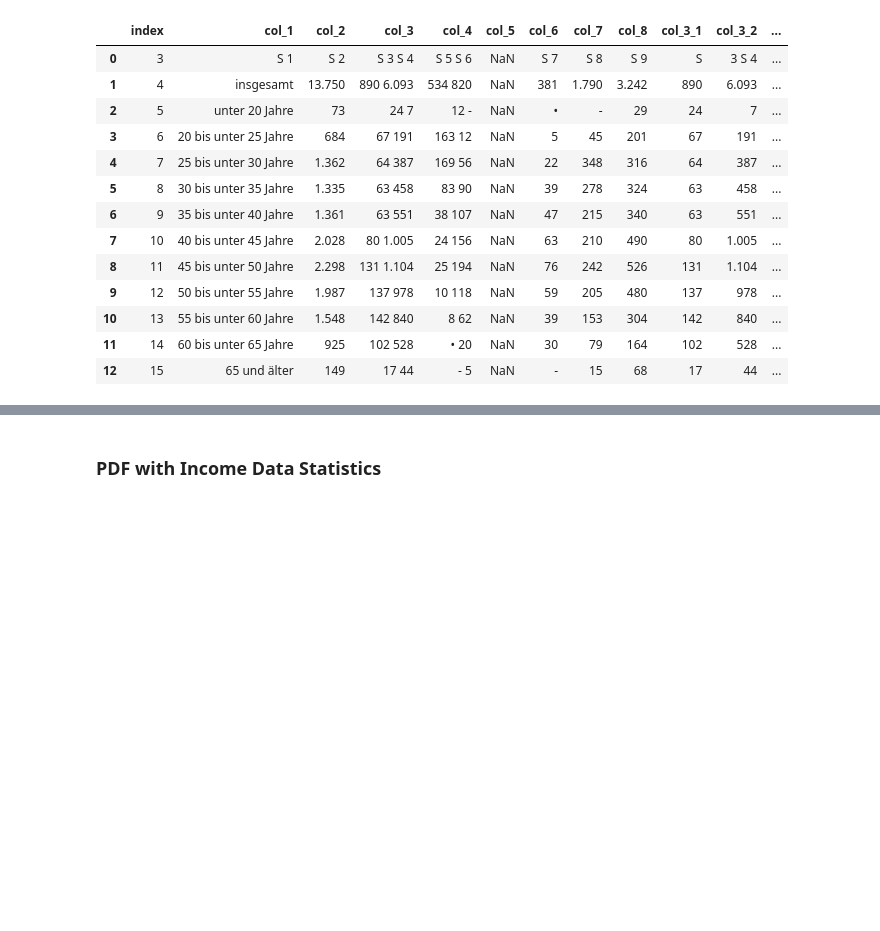
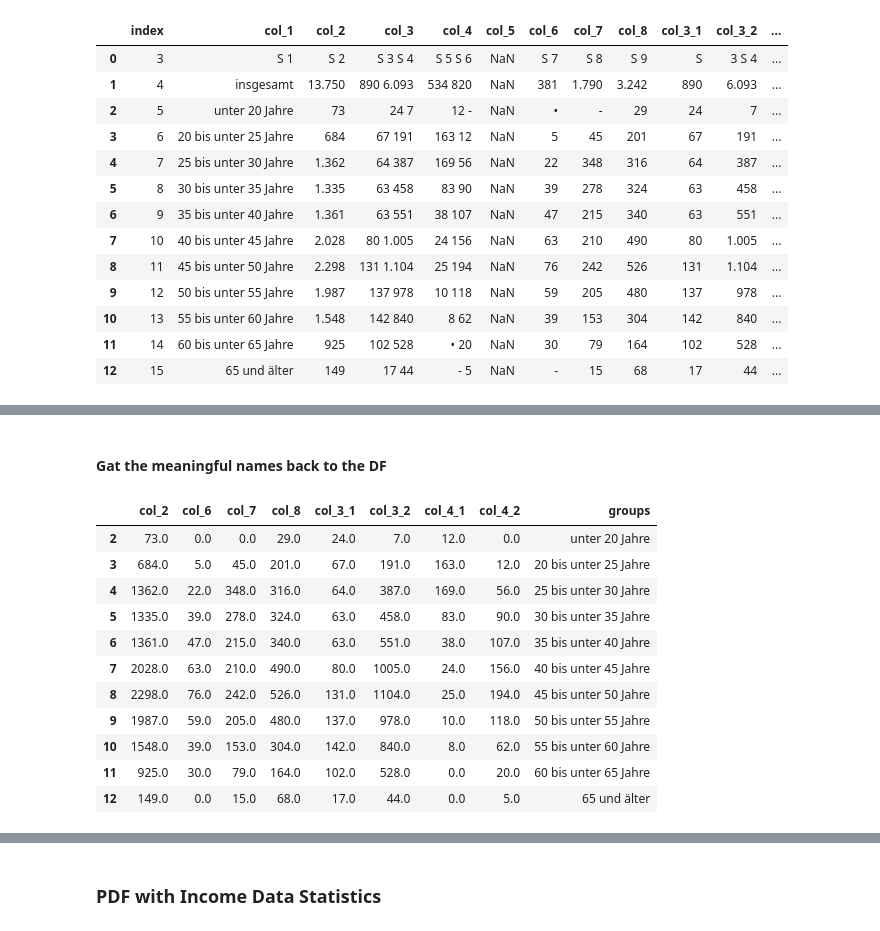
Before and after one commit to vdmitriyev/data-analysis-notebooks, a Jupyter notebook: data-in-pdf-tables/pdf-tables-converter-and-analysis.ipynb, the cells around one changed output, grey strips where cells are left out. Saved outputs shown, nothing was run; the diff lists cells and outputs as text; code cells hidden in the pictures; blank space fills up the shorter version.

```diff
--- a/data-in-pdf-tables/pdf-tables-converter-and-analysis.ipynb
+++ b/data-in-pdf-tables/pdf-tables-converter-and-analysis.ipynb
@@ -184,0 +198,18 @@ Replacing values in column: col_4_2
+# %% [markdown]
+#### Gat the meaningful names back to the DF
+# %%
+df_pdf_tbl1['groups'] = df_pdf_tmp['col_1']
+df_pdf_tbl1
+# %% [output]
+|  | col_2 | col_6 | col_7 | col_8 | col_3_1 | col_3_2 | col_4_1 | col_4_2 | groups |
+| 2 | 73.0 | 0.0 | 0.0 | 29.0 | 24.0 | 7.0 | 12.0 | 0.0 | unter 20 Jahre |
+| 3 | 684.0 | 5.0 | 45.0 | 201.0 | 67.0 | 191.0 | 163.0 | 12.0 | 20 bis unter 25 Jahre |
+| 4 | 1362.0 | 22.0 | 348.0 | 316.0 | 64.0 | 387.0 | 169.0 | 56.0 | 25 bis unter 30 Jahre |
+| 5 | 1335.0 | 39.0 | 278.0 | 324.0 | 63.0 | 458.0 | 83.0 | 90.0 | 30 bis unter 35 Jahre |
+| 6 | 1361.0 | 47.0 | 215.0 | 340.0 | 63.0 | 551.0 | 38.0 | 107.0 | 35 bis unter 40 Jahre |
+| 7 | 2028.0 | 63.0 | 210.0 | 490.0 | 80.0 | 1005.0 | 24.0 | 156.0 | 40 bis unter 45 Jahre |
+| 8 | 2298.0 | 76.0 | 242.0 | 526.0 | 131.0 | 1104.0 | 25.0 | 194.0 | 45 bis unter 50 Jahre |
+| 9 | 1987.0 | 59.0 | 205.0 | 480.0 | 137.0 | 978.0 | 10.0 | 118.0 | 50 bis unter 55 Jahre |
+| 10 | 1548.0 | 39.0 | 153.0 | 304.0 | 142.0 | 840.0 | 8.0 | 62.0 | 55 bis unter 60 Jahre |
+| 11 | 925.0 | 30.0 | 79.0 | 164.0 | 102.0 | 528.0 | 0.0 | 20.0 | 60 bis unter 65 Jahre |
+| 12 | 149.0 | 0.0 | 15.0 | 68.0 | 17.0 | 44.0 | 0.0 | 5.0 | 65 und älter |
```
Also changed, not shown: parts of 11 cells of this notebook, 2 other files.
